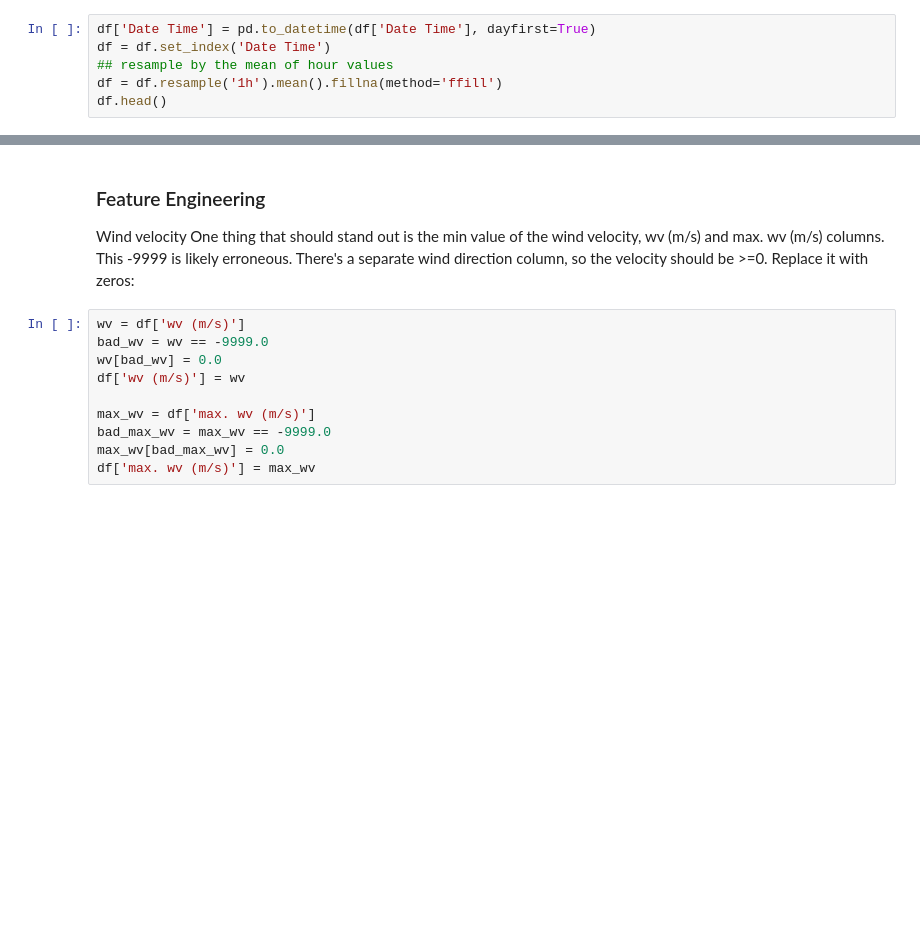
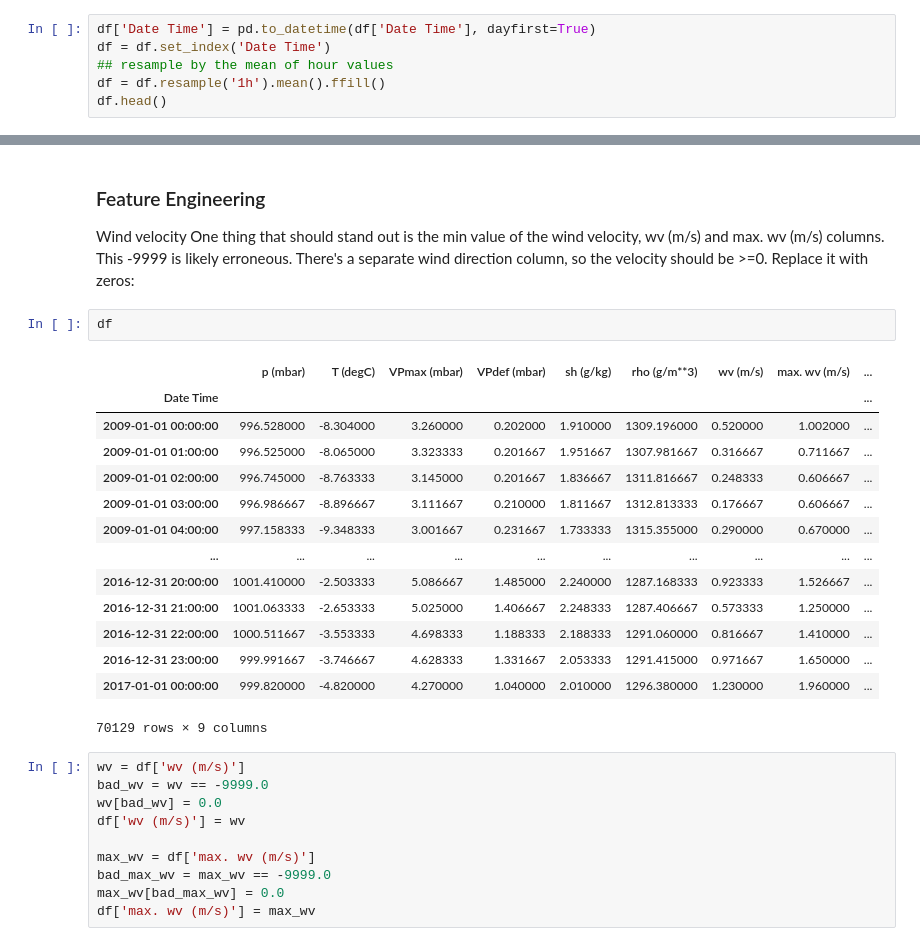
Before and after one commit to aldomunaretto/immune_deep_learning, a Jupyter notebook: notebooks/03_RNN/16_RNN_time_series.ipynb, the cells around one changed output, grey strips where cells are left out. Saved outputs shown, nothing was run; the diff lists cells and outputs as text; blank space fills up the shorter version.

```diff
--- a/notebooks/03_RNN/16_RNN_time_series.ipynb
+++ b/notebooks/03_RNN/16_RNN_time_series.ipynb
@@ -712,7 +727,7 @@ used as a label.
 df['Date Time'] = pd.to_datetime(df['Date Time'], dayfirst=True)
 df = df.set_index('Date Time')
 ## resample by the mean of hour values
-df = df.resample('1h').mean().fillna(method='ffill')
+df = df.resample('1h').mean().ffill()
 df.head()
 # %% [output]
 |  | p (mbar) | T (degC) | Tpot (K) | Tdew (degC) | rh (%) | VPmax (mbar) | VPact (mbar) | VPdef (mbar) | ... |
@@ -1047,6 +1103,23 @@ for i, (x, y) in enumerate(dataset_val):
 
 Wind velocity
 One thing that should stand out is the min value of the wind velocity, wv (m/s) and max. wv (m/s) columns. This -9999 is likely erroneous. There's a separate wind direction column, so the velocity should be >=0. Replace it with zeros:
+# %%
+df
+# %% [output]
+|  | p (mbar) | T (degC) | VPmax (mbar) | VPdef (mbar) | sh (g/kg) | rho (g/m**3) | wv (m/s) | max. wv (m/s) | ... |
+| Date Time |  |  |  |  |  |  |  |  | ... |
+| 2009-01-01 00:00:00 | 996.528000 | -8.304000 | 3.260000 | 0.202000 | 1.910000 | 1309.196000 | 0.520000 | 1.002000 | ... |
+| 2009-01-01 01:00:00 | 996.525000 | -8.065000 | 3.323333 | 0.201667 | 1.951667 | 1307.981667 | 0.316667 | 0.711667 | ... |
+| 2009-01-01 02:00:00 | 996.745000 | -8.763333 | 3.145000 | 0.201667 | 1.836667 | 1311.816667 | 0.248333 | 0.606667 | ... |
+| 2009-01-01 03:00:00 | 996.986667 | -8.896667 | 3.111667 | 0.210000 | 1.811667 | 1312.813333 | 0.176667 | 0.606667 | ... |
+| 2009-01-01 04:00:00 | 997.158333 | -9.348333 | 3.001667 | 0.231667 | 1.733333 | 1315.355000 | 0.290000 | 0.670000 | ... |
+| ... | ... | ... | ... | ... | ... | ... | ... | ... | ... |
+| 2016-12-31 20:00:00 | 1001.410000 | -2.503333 | 5.086667 | 1.485000 | 2.240000 | 1287.168333 | 0.923333 | 1.526667 | ... |
+| 2016-12-31 21:00:00 | 1001.063333 | -2.653333 | 5.025000 | 1.406667 | 2.248333 | 1287.406667 | 0.573333 | 1.250000 | ... |
+| 2016-12-31 22:00:00 | 1000.511667 | -3.553333 | 4.698333 | 1.188333 | 2.188333 | 1291.060000 | 0.816667 | 1.410000 | ... |
+| 2016-12-31 23:00:00 | 999.991667 | -3.746667 | 4.628333 | 1.331667 | 2.053333 | 1291.415000 | 0.971667 | 1.650000 | ... |
+| 2017-01-01 00:00:00 | 999.820000 | -4.820000 | 4.270000 | 1.040000 | 2.010000 | 1296.380000 | 1.230000 | 1.960000 | ... |
+70129 rows × 9 columns
 # %%
 wv = df['wv (m/s)']
 bad_wv = wv == -9999.0
```
Also changed, not shown: parts of 56 cells of this notebook.
